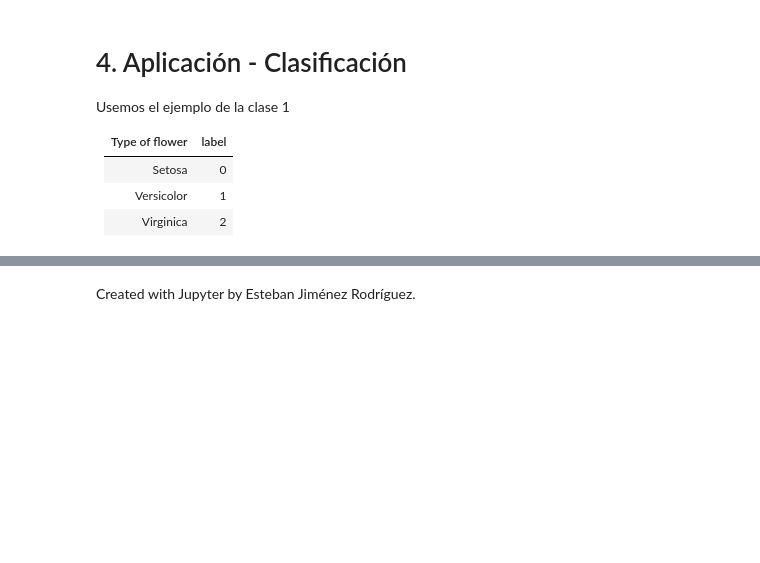
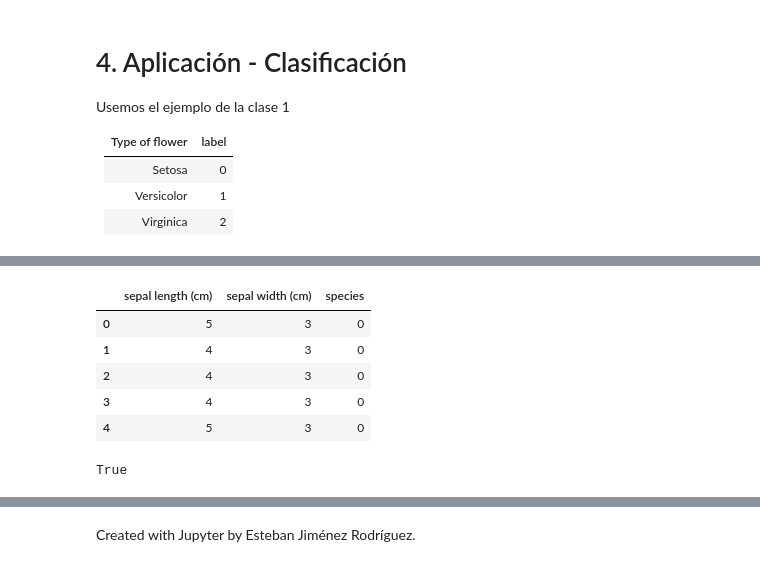
Before and after one commit to FernandoVelascoLoera/mgp2025, a Jupyter notebook: m2-redes-bayesianas/c7-algo-inferencia/2-algo-eliminacion-variables.ipynb, the cells around one changed output, grey strips where cells are left out. Saved outputs shown, nothing was run; the diff lists cells and outputs as text; code cells hidden in the pictures; blank space fills up the shorter version.

```diff
--- a/m2-redes-bayesianas/c7-algo-inferencia/2-algo-eliminacion-variables.ipynb
+++ b/m2-redes-bayesianas/c7-algo-inferencia/2-algo-eliminacion-variables.ipynb
@@ -518,0 +561,9 @@ Image('figures/iris.png')
+# %%
+iris_df.head()
+# %% [output]
+|  | sepal length (cm) | sepal width (cm) | species |
+| 0 | 5 | 3 | 0 |
+| 1 | 4 | 3 | 0 |
+| 2 | 4 | 3 | 0 |
+| 3 | 4 | 3 | 0 |
+| 4 | 5 | 3 | 0 |
@@ -518,0 +577,4 @@ Image('figures/iris.png')
+# %%
+iris_model.check_model()
+# %% [output]
+True
```
Also changed, not shown: parts of 22 cells of this notebook, 3 other files.
